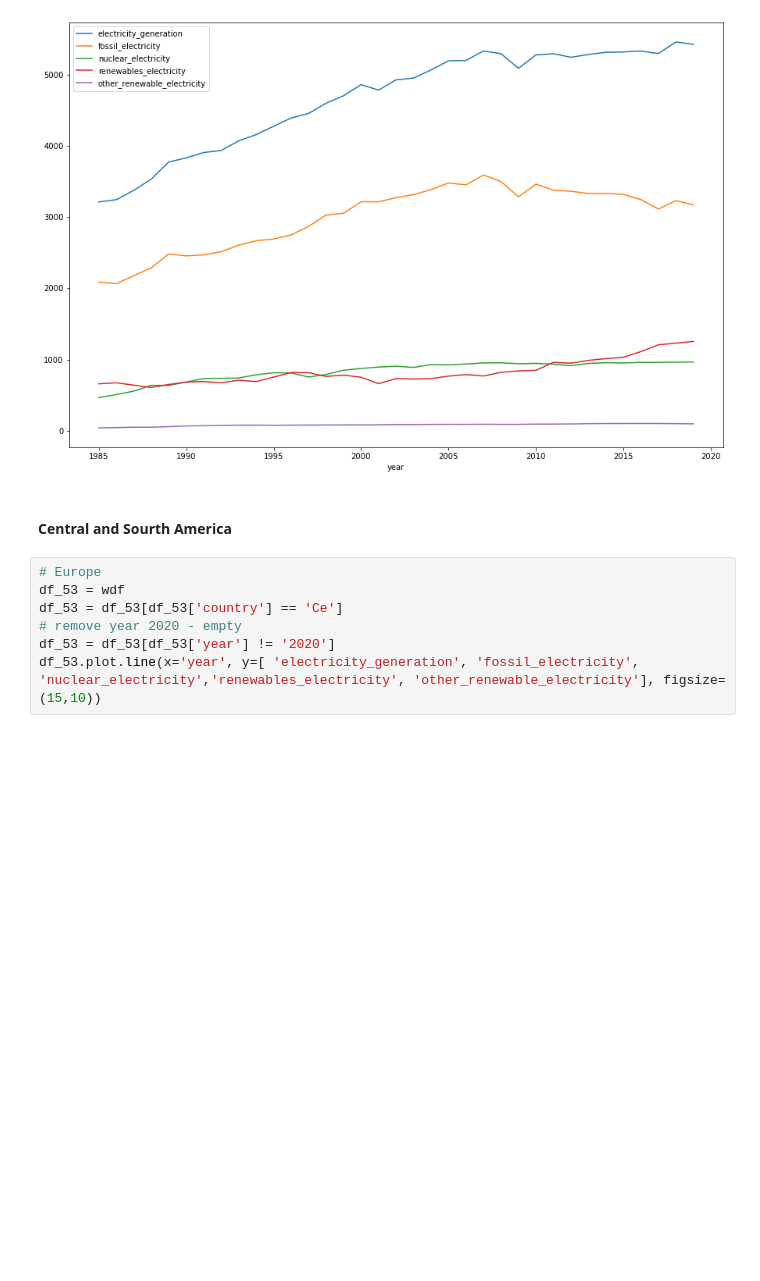
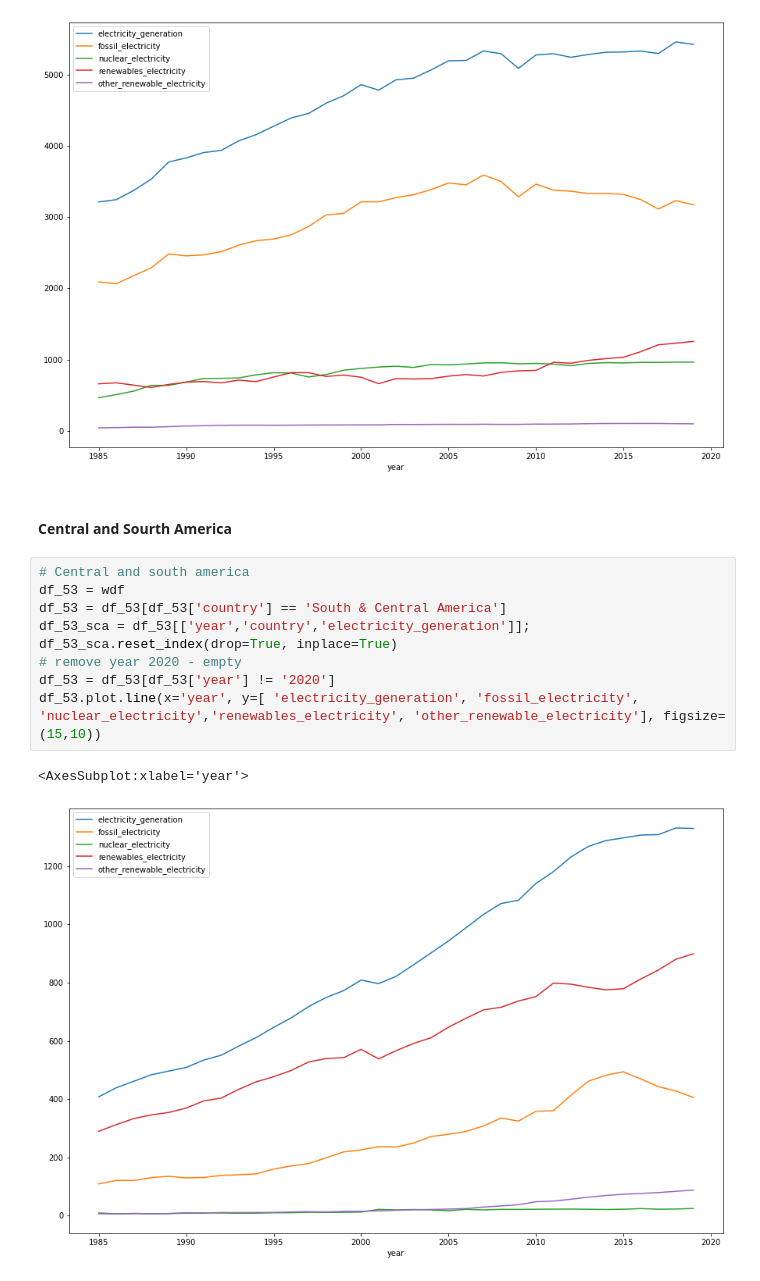
Before and after one commit to cedricjansen/BIS3066E-big-data-management, a Jupyter notebook: archive/Untitled.ipynb, the cells around one changed output. Drawn from its saved outputs; the diff is of its cells as text; blank space fills up the shorter version.

```diff
--- a/archive/Untitled.ipynb
+++ b/archive/Untitled.ipynb
@@ -608,9 +631,14 @@ df_53.plot.line(x='year', y=[ 'electricity_generation', 'fossil_electricity', 'n
 # %% [markdown]
 #### Central and Sourth America
 # %%
-# Europe
+# Central and south america
 df_53 = wdf
-df_53 = df_53[df_53['country'] == 'Ce']
+df_53 = df_53[df_53['country'] == 'South & Central America']
+df_53_sca = df_53[['year','country','electricity_generation']];
+df_53_sca.reset_index(drop=True, inplace=True)
 # remove year 2020 - empty
 df_53 = df_53[df_53['year'] != '2020']
 df_53.plot.line(x='year', y=[ 'electricity_generation', 'fossil_electricity', 'nuclear_electricity','renewables_electricity', 'other_renewable_electricity'], figsize=(15,10))
+# %% [output]
+<AxesSubplot:xlabel='year'>
+[figure, added]
```
Also changed, not shown: parts of 12 cells of this notebook, 1 other file.
